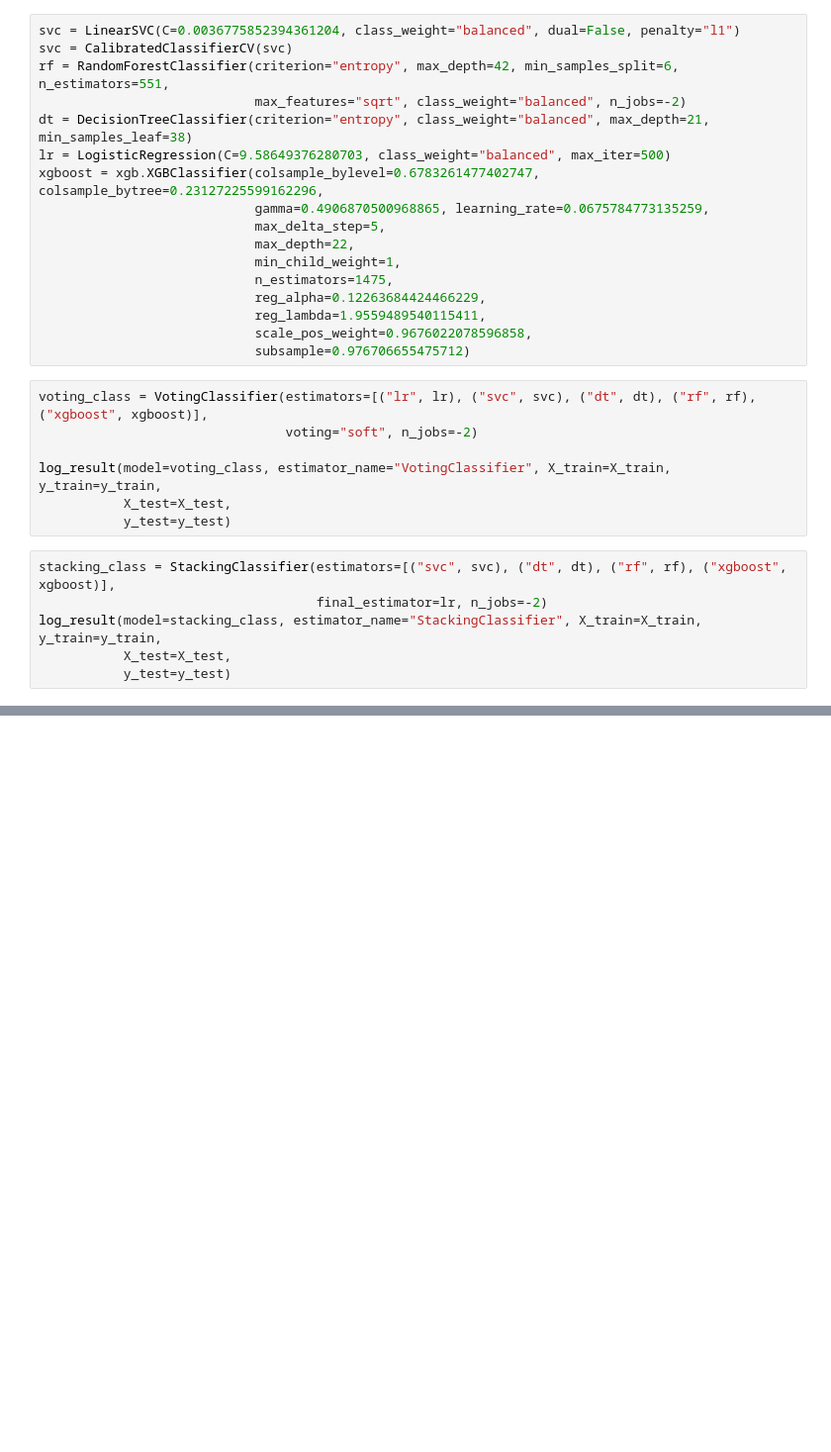
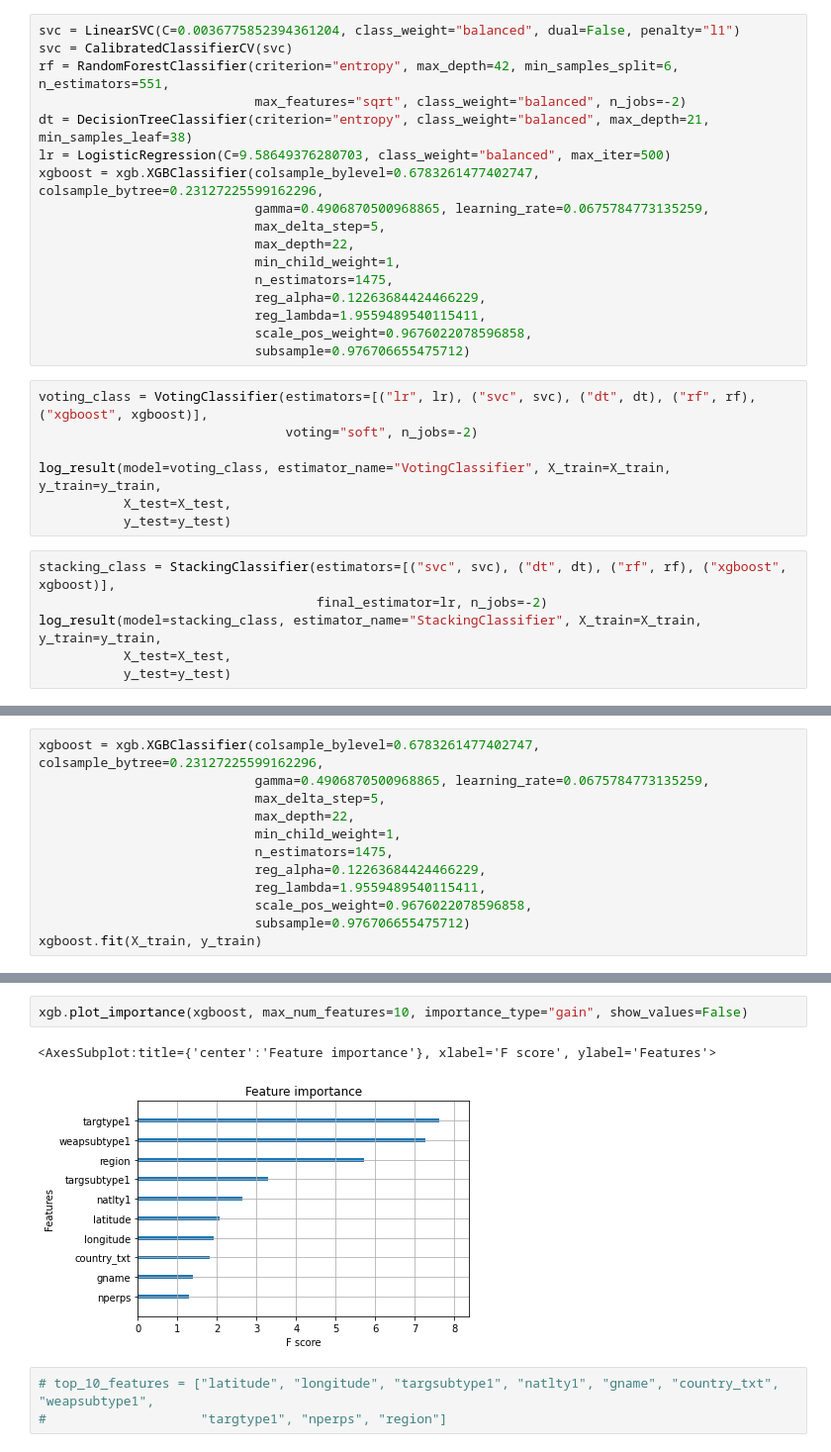
Before and after one commit to tuszyn/JT_praca_magisterska, a Jupyter notebook: notebooks/3_modeling.ipynb, the cells around one changed output, grey strips where cells are left out. Shown at 99% size. Drawn from its saved outputs; the diff is of its cells as text; blank space fills up the shorter version.

Commit message:
Dokończono modelowanie i narysowano wykres z feature importance

```diff
--- a/notebooks/3_modeling.ipynb
+++ b/notebooks/3_modeling.ipynb
@@ -343,0 +346,12 @@ log_result(model=stacking_class, estimator_name="StackingClassifier", X_train=X_
+# %%
+xgboost = xgb.XGBClassifier(colsample_bylevel=0.6783261477402747, colsample_bytree=0.23127225599162296,
+                            gamma=0.4906870500968865, learning_rate=0.0675784773135259,
+                            max_delta_step=5,
+                            max_depth=22,
+                            min_child_weight=1,
+                            n_estimators=1475,
+                            reg_alpha=0.12263684424466229,
+                            reg_lambda=1.9559489540115411,
+                            scale_pos_weight=0.9676022078596858,
+                            subsample=0.976706655475712)
+xgboost.fit(X_train, y_train)
@@ -343,0 +371,8 @@ log_result(model=stacking_class, estimator_name="StackingClassifier", X_train=X_
+# %%
+xgb.plot_importance(xgboost, max_num_features=10, importance_type="gain", show_values=False)
+# %% [output]
+<AxesSubplot:title={'center':'Feature importance'}, xlabel='F score', ylabel='Features'>
+[figure, added]
+# %%
+# top_10_features = ["latitude", "longitude", "targsubtype1", "natlty1", "gname", "country_txt", "weapsubtype1",
+#                    "targtype1", "nperps", "region"]
```
Also changed, not shown: parts of 5 cells of this notebook.
